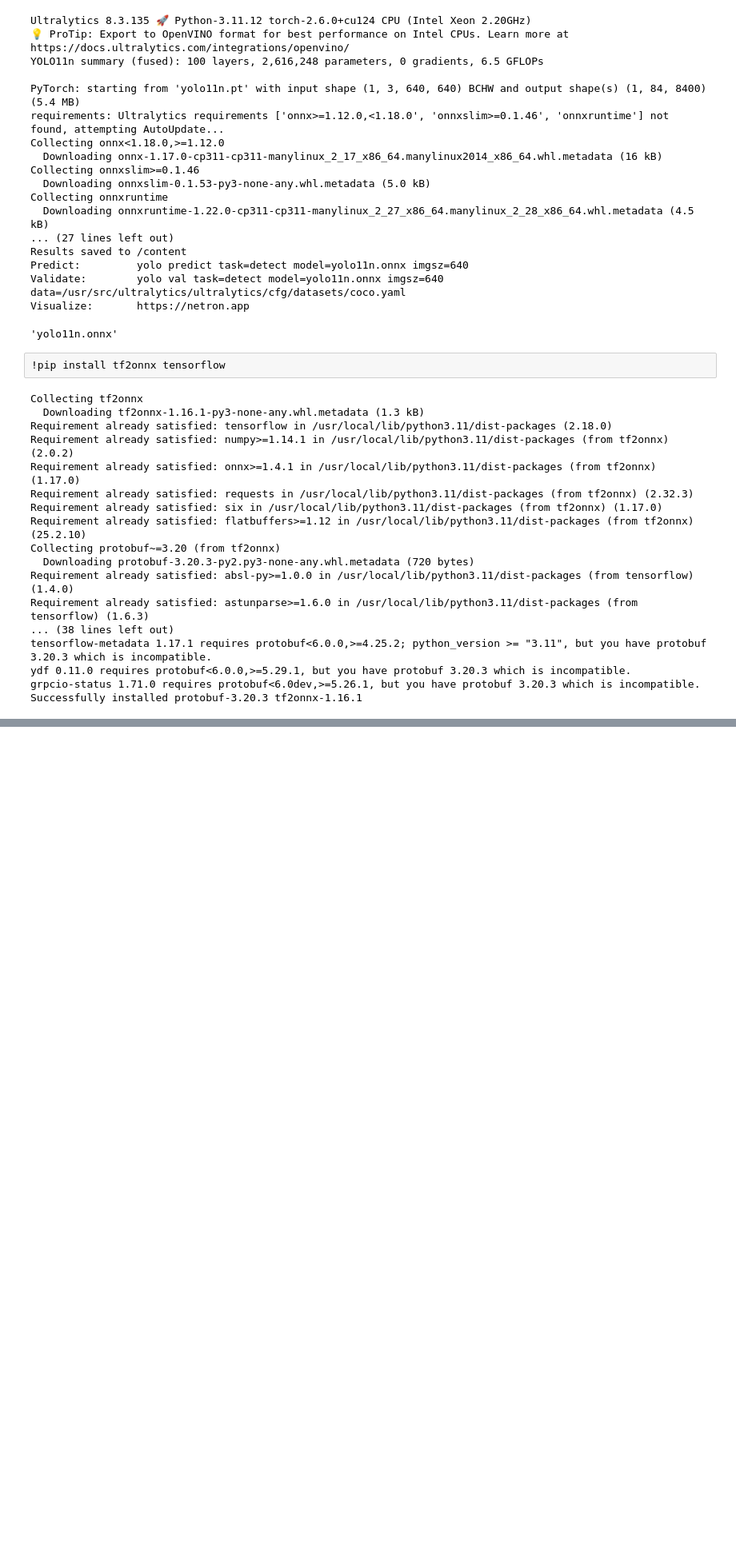
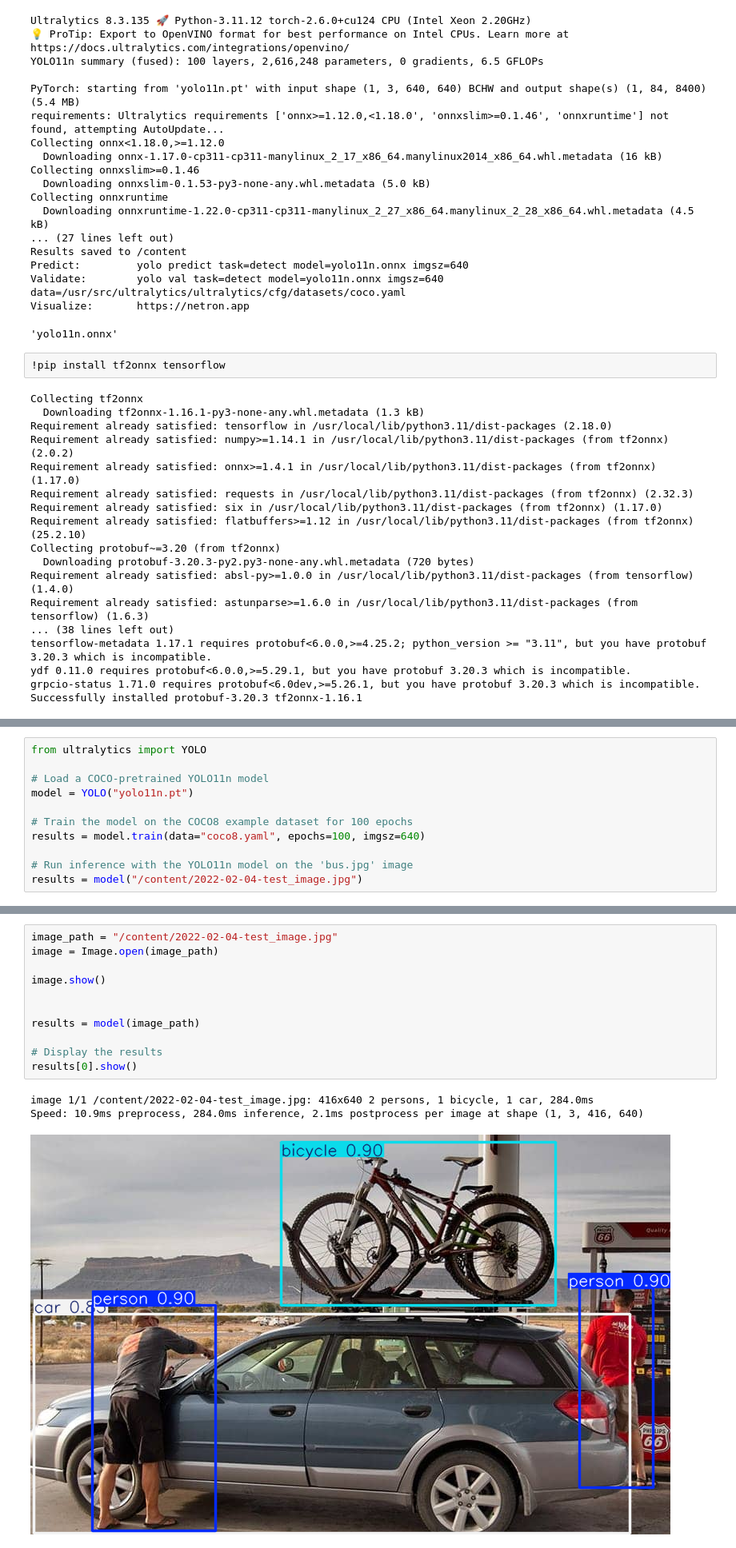
Before and after one commit to anu4619/General-purpose-object-detector-app, a Jupyter notebook: yolov11/yolov11n.ipynb, the cells around one changed output, grey strips where cells are left out. Shown at 80% size. Saved outputs shown, nothing was run; the diff lists cells and outputs as text; blank space fills up the shorter version.

```diff
--- a/yolov11/yolov11n.ipynb
+++ b/yolov11/yolov11n.ipynb
@@ -163,0 +450,11 @@ Visualize:       https://netron.app
+# %%
+from ultralytics import YOLO
+
+# Load a COCO-pretrained YOLO11n model
+model = YOLO("yolo11n.pt")
+
+# Train the model on the COCO8 example dataset for 100 epochs
+results = model.train(data="coco8.yaml", epochs=100, imgsz=640)
+
+# Run inference with the YOLO11n model on the 'bus.jpg' image
+results = model("/content/2022-02-04-test_image.jpg")
@@ -163,0 +499,15 @@ Visualize:       https://netron.app
+# %%
+image_path = "/content/2022-02-04-test_image.jpg"
+image = Image.open(image_path)
+
+image.show()
+
+
+results = model(image_path)
+
+# Display the results
+results[0].show()
+# %% [output]
+image 1/1 /content/2022-02-04-test_image.jpg: 416x640 2 persons, 1 bicycle, 1 car, 284.0ms
+Speed: 10.9ms preprocess, 284.0ms inference, 2.1ms postprocess per image at shape (1, 3, 416, 640)
+[figure, added]
```
Also changed, not shown: parts of 18 cells of this notebook.
